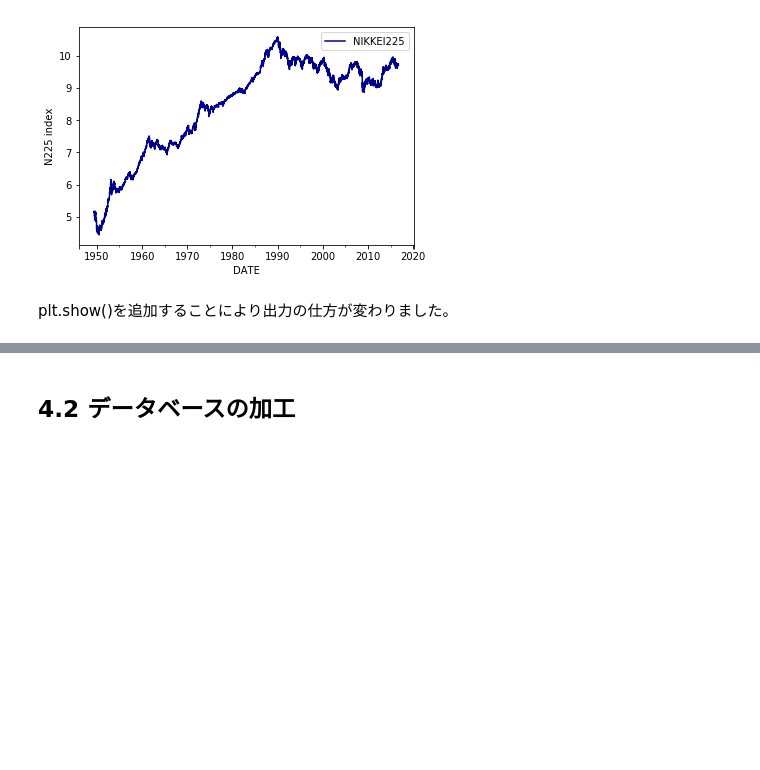
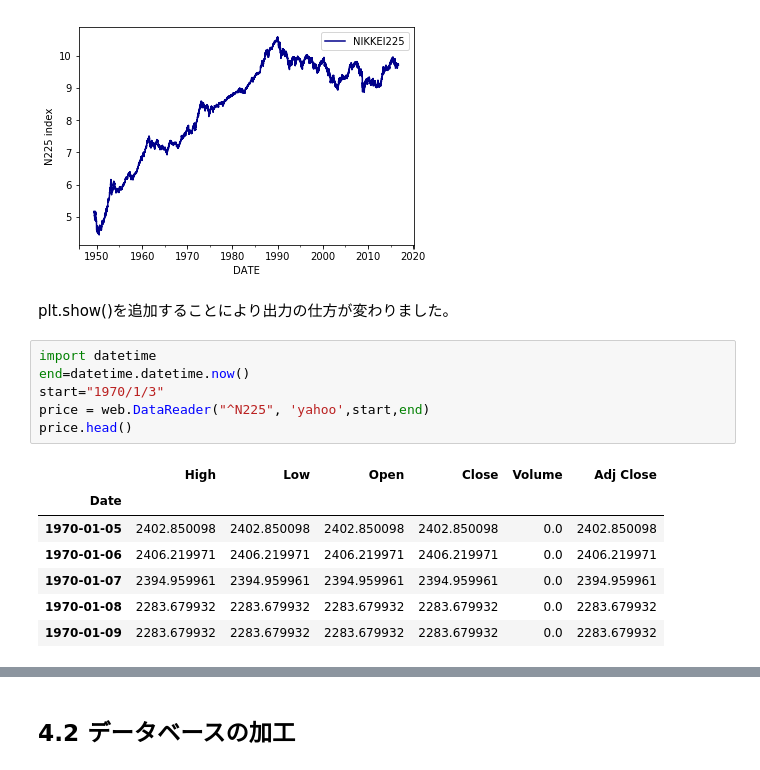
Before and after one commit to innovation1005/python3-for-system-trade, a Jupyter notebook: 360/pan4.ipynb, the cells around one changed output, grey strips where cells are left out. Drawn from its saved outputs; the diff is of its cells as text; blank space fills up the shorter version.

```diff
--- a/360/pan4.ipynb
+++ b/360/pan4.ipynb
@@ -35,3 +35,17 @@ Text(0,0.5,'N225 index')
 [figure]
 # %% [markdown]
 plt.show()を追加することにより出力の仕方が変わりました。
+# %%
+import datetime
+end=datetime.datetime.now()
+start="1970/1/3"
+price = web.DataReader("^N225", 'yahoo',start,end)
+price.head()
+# %% [output]
+|  | High | Low | Open | Close | Volume | Adj Close |
+| Date |  |  |  |  |  |  |
+| 1970-01-05 | 2402.850098 | 2402.850098 | 2402.850098 | 2402.850098 | 0.0 | 2402.850098 |
+| 1970-01-06 | 2406.219971 | 2406.219971 | 2406.219971 | 2406.219971 | 0.0 | 2406.219971 |
+| 1970-01-07 | 2394.959961 | 2394.959961 | 2394.959961 | 2394.959961 | 0.0 | 2394.959961 |
+| 1970-01-08 | 2283.679932 | 2283.679932 | 2283.679932 | 2283.679932 | 0.0 | 2283.679932 |
+| 1970-01-09 | 2283.679932 | 2283.679932 | 2283.679932 | 2283.679932 | 0.0 | 2283.679932 |
```
Also changed, not shown: parts of 11 cells of this notebook.
